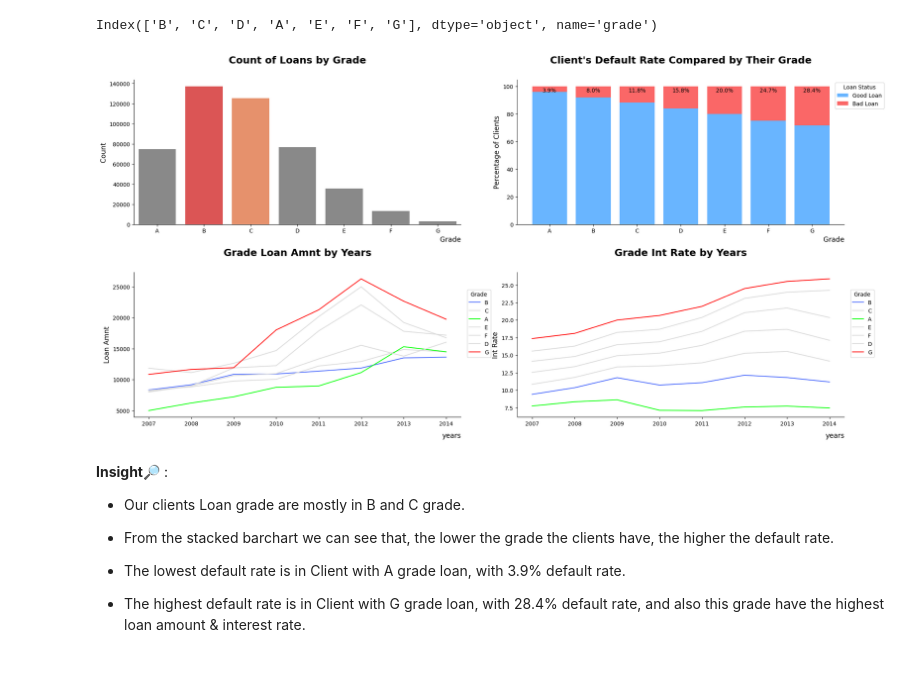
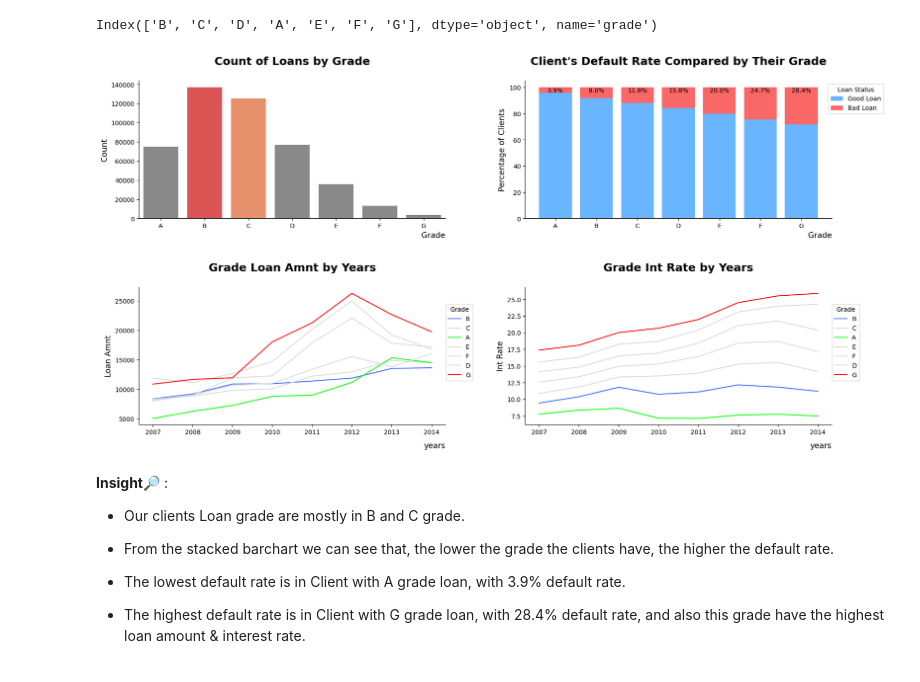
Before and after one commit to azaryasph/IDX-Partners-Project-Based-Internship-Prediction-Model, a Jupyter notebook: notebooks/Prediction Model.ipynb, the cells around one changed output. Saved outputs shown, nothing was run; the diff lists cells and outputs as text; code cells hidden in the pictures.

```diff
--- a/notebooks/Prediction Model.ipynb
+++ b/notebooks/Prediction Model.ipynb
@@ -688,50 +866,45 @@ plt.subplot(2, 2, 1)
 
 # Define the order of the grades and the colors for the bars
 order_grade = ['A', 'B', 'C', 'D', 'E', 'F', 'G']
-hcolors = ['#898989'] + ['#F13F3F', '#FA8958'] + ['#898989'] * 5
+grade_colors = ['#898989'] + ['#F13F3F', '#FA8958'] + ['#898989'] * 5
 
-# Create a countplot with seaborn
-sns.countplot(x='grade', data=dfloan, order=order_grade, palette=hcolors)
-
-# Set the title and labels for the plot
-plt.title('Count of Loans by Grade', fontsize=18, fontweight='bold', y=1.09)
-plt.xlabel('Grade', fontsize=12.5, loc='right')
-plt.ylabel('Count', fontsize=12.5)
-
+# Create a countplot with defied function
+create_countplot('grade', dfloan, order=order_grade, palette=grade_colors)
 # Remove the top and right spines from plot
 sns.despine()
 
+
 # Create the second subplot
 plt.subplot(2, 2, 2)
-
 # Call the function to create a stacked bar chart
-create_stacked_barchart(dfloan, 'grade', 'loan_status', order_grade, target_colors, bbox_to_anchor=(1.13, 1))
+create_stacked_barchart(dfloan, 'grade', 'loan_status', order_grade, target_colors, bbox_to_anchor=(1.18, 1))
 
 # Create the third subplot
 plt.subplot(2, 2, 3)
 grade_color = {
     'A': '#00FF00',
     'B': '#4767FD',
     'C': '#DBDBDB',
     'D': '#DBDBDB',
     'E': '#DBDBDB',
     'F': '#DBDBDB',
     'G': '#FF0000'
 }
 
 create_lineplot('years', 'loan_amnt', dfloan, 'grade', target_colors=grade_color, bbox_to_anchor=(1.1, 0.9))
 
 # Create the fourth subplot
 plt.subplot(2, 2, 4)
 create_lineplot('years', 'int_rate', dfloan, 'grade', target_colors=grade_color, bbox_to_anchor=(1.1, 0.9))
 
+plt.subplots_adjust(hspace=0.5, wspace=0.26)
 # Adjust the layout of the plots
-plt.tight_layout()
+# plt.tight_layout()
 
 # Display the plots
 plt.show()
 # %% [output]
-[figure, old version]
+[figure, new version]
 # %% [markdown]
 **Insight🔎** :<br>
 - Our clients Loan grade are mostly in B and C grade.
```
Also changed, not shown: parts of 29 cells of this notebook.
